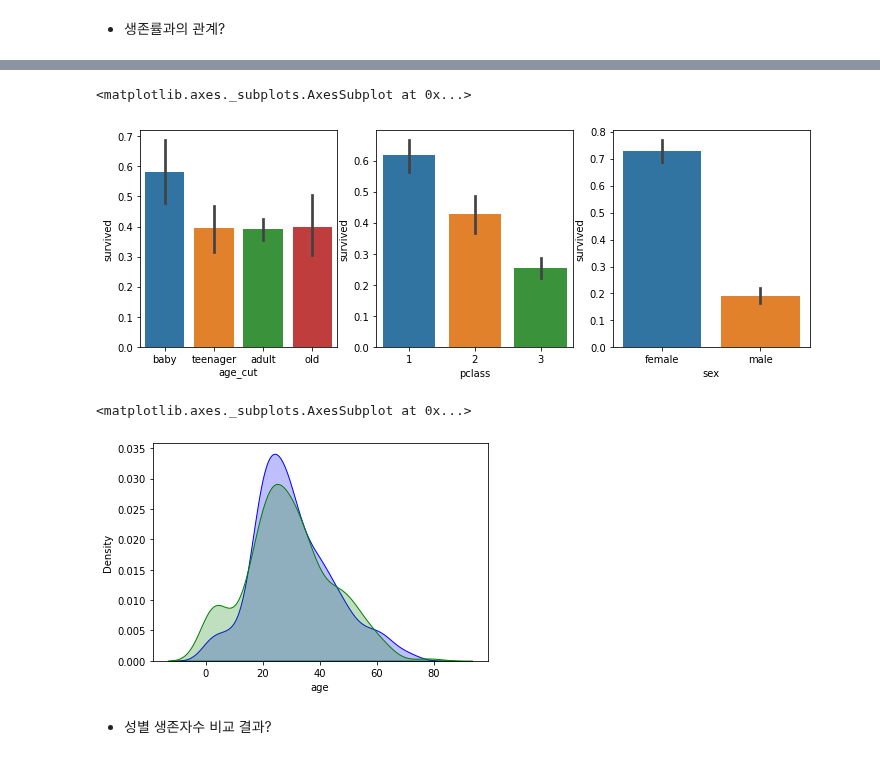
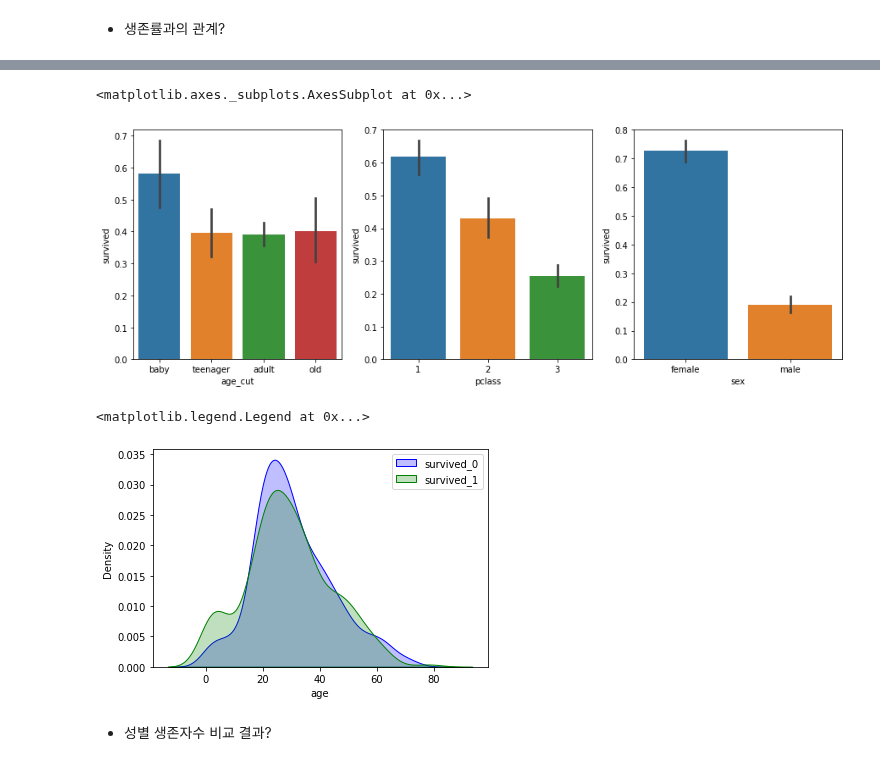
Before and after one commit to hwayoung306/AI, a Jupyter notebook: 20220428_ml_04_지도학습_DecisionTree.ipynb, the cells around one changed output, grey strips where cells are left out. Saved outputs shown, nothing was run; the diff lists cells and outputs as text; code cells hidden in the pictures.

```diff
--- a/20220428_ml_04_지도학습_DecisionTree.ipynb
+++ b/20220428_ml_04_지도학습_DecisionTree.ipynb
@@ -732,24 +791,30 @@ df.head()
 | 3 | 1 | 0 | Allison, Mr. Hudson Joshua Creighton | male | 30.0000 | 1 | 2 | 113781 | 151.5500 | C22 C26 | S | ... |
 | 4 | 1 | 0 | Allison, Mrs. Hudson J C (Bessie ... | female | 25.0000 | 1 | 2 | 113781 | 151.5500 | C22 C26 | S | ... |
 # %%
-fig, axes = plt.subplots(1, 3, figsize=(12,4))
-sns.barplot('age_cut', 'survived', data=df, ax= axes[0])
-sns.barplot('pclass', 'survived', data=df, ax= axes[1]) # 3등급 이상치 데이터가 있는 것처럼 보인다.
-sns.barplot('sex', 'survived', data=df, ax= axes[2]) # 3등급 이상치 데이터가 있는 것처럼 보인다.
+# seaborn은 barplot() 함수를 사용할 때
+# 각 막대에 기본적으로 오차막대(error bar)가 함께 나타나도록 되어 있다.
+# 오차막대를 그리는 범위는 기본적으로
+# “이 데이터를 기반으로 유사한 상황의 95%가 이 범위 내에서 결과를 얻을 것”을 의미한다.
+
+fig, axes = plt.subplots(1, 3, figsize=(15,5))
+sns.barplot('age_cut', 'survived', data=df, ax= axes[0]) # 나이대와 생존의 상관관계 확인
+sns.barplot('pclass', 'survived', data=df, ax= axes[1]) # 선실 등급과 생존률 확인 / 3등급 이상치 데이터가 있는 것처럼 보인다.
+sns.barplot('sex', 'survived', data=df, ax= axes[2]) # 성별과 생존의 상관관계
 # %% [output]
 <matplotlib.axes._subplots.AxesSubplot at 0x...>
-[figure, old version]
+[figure, new version]
 # %%
 # 연령대별 생존여부 분포 비교
+# 커널밀도추정 KDE ; 데이터의 분포를 확인
 
-# 커널밀도추정 KDE ; 데이터의 분포를 확인
-survived_0 = df['age'][ (df['survived'] == 0) & (df['age'].notnull()) ]
-survived_1 = df['age'][ (df['survived'] == 1) & (df['age'].notnull()) ]
+survived_0 = df['age'][ (df['survived'] == 0) & (df['age'].notnull()) ] # 나이가 결측치가 아니고, 돌아가신 분들
+survived_1 = df['age'][ (df['survived'] == 1) & (df['age'].notnull()) ] # 나이가 결측치가 아니고, 생존하신 분들
 sns.kdeplot(survived_0, shade = True, color = 'b')
 sns.kdeplot(survived_1, shade = True, color = 'g')
+plt.legend(labels=['survived_0', 'survived_1'])
 # %% [output]
-<matplotlib.axes._subplots.AxesSubplot at 0x...>
+<matplotlib.legend.Legend at 0x...>
-[figure, old version]
+[figure, new version]
 # %% [markdown]
 - 성별 생존자수 비교 결과?
 # %%
```
Also changed, not shown: parts of 22 cells of this notebook.
